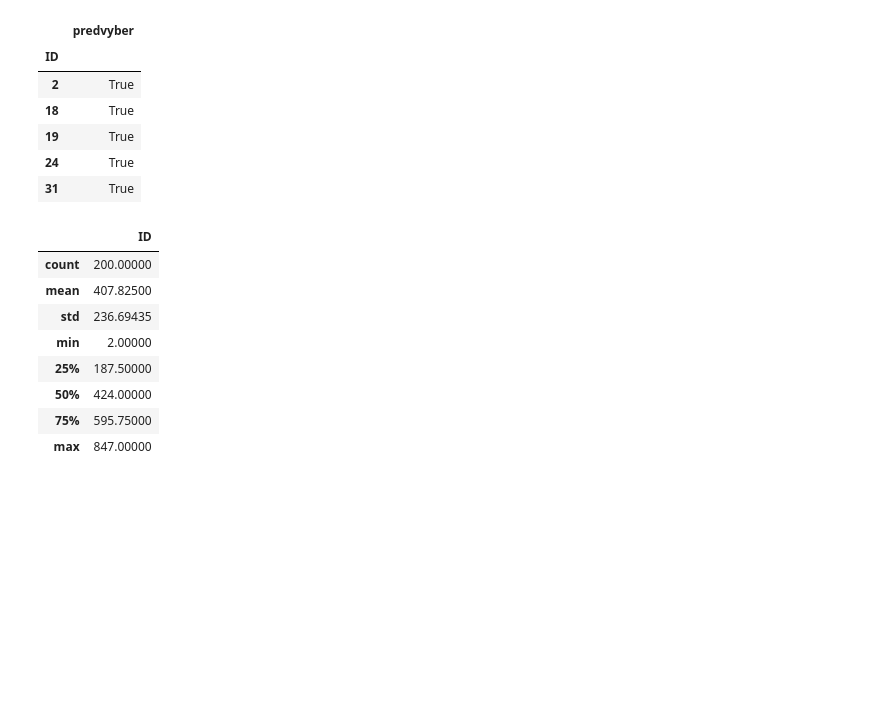
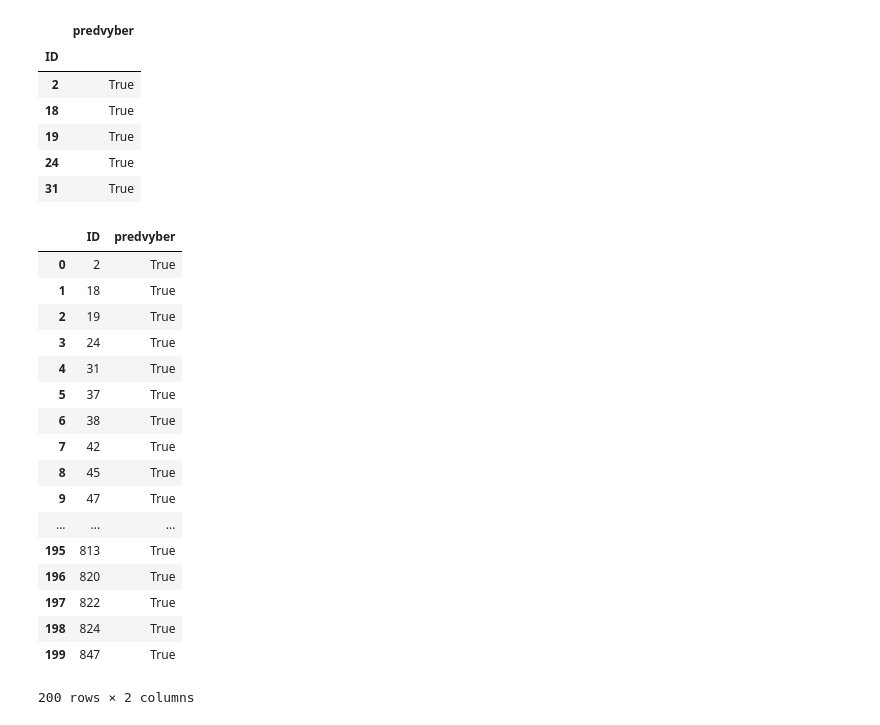
Before and after one commit to fenclova/jupyter-diplomka, a Jupyter notebook: 0_predvyber_analyza.ipynb, the cells around one changed output. Drawn from its saved outputs; the diff is of its cells as text; code cells hidden in the pictures; blank space fills up the shorter version.

```diff
--- a/0_predvyber_analyza.ipynb
+++ b/0_predvyber_analyza.ipynb
@@ -164,14 +164,23 @@ vybrano.head()
 vybrano.to_csv('0_predvyber_analyza_True.csv')
 # %%
 test = pd.read_csv('0_predvyber_analyza_True.csv')
-test.describe()
+test
 # %% [output]
-|  | ID |
-| count | 200.00000 |
-| mean | 407.82500 |
-| std | 236.69435 |
-| min | 2.00000 |
-| 25% | 187.50000 |
-| 50% | 424.00000 |
-| 75% | 595.75000 |
-| max | 847.00000 |
+|  | ID | predvyber |
+| 0 | 2 | True |
+| 1 | 18 | True |
+| 2 | 19 | True |
+| 3 | 24 | True |
+| 4 | 31 | True |
+| 5 | 37 | True |
+| 6 | 38 | True |
+| 7 | 42 | True |
+| 8 | 45 | True |
+| 9 | 47 | True |
+| ... | ... | ... |
+| 195 | 813 | True |
+| 196 | 820 | True |
+| 197 | 822 | True |
+| 198 | 824 | True |
+| 199 | 847 | True |
+200 rows × 2 columns
```
Also changed, not shown: 2 other files.
